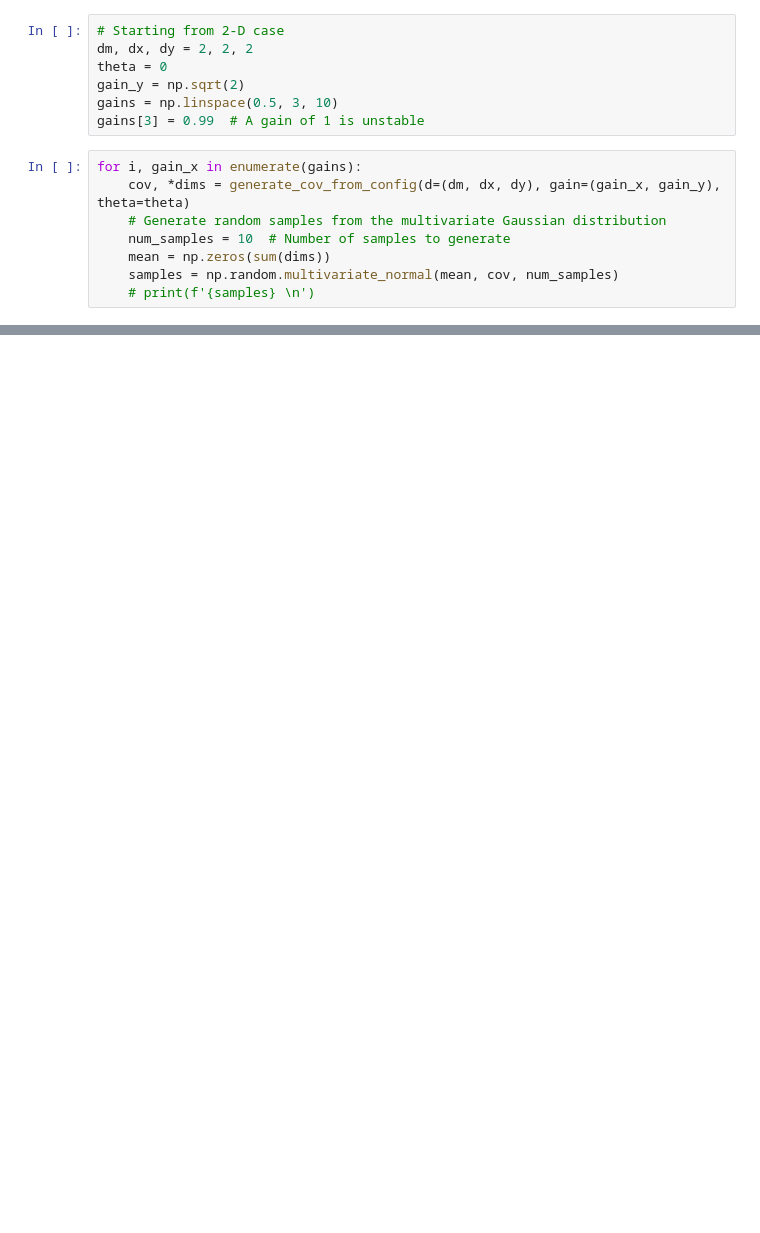
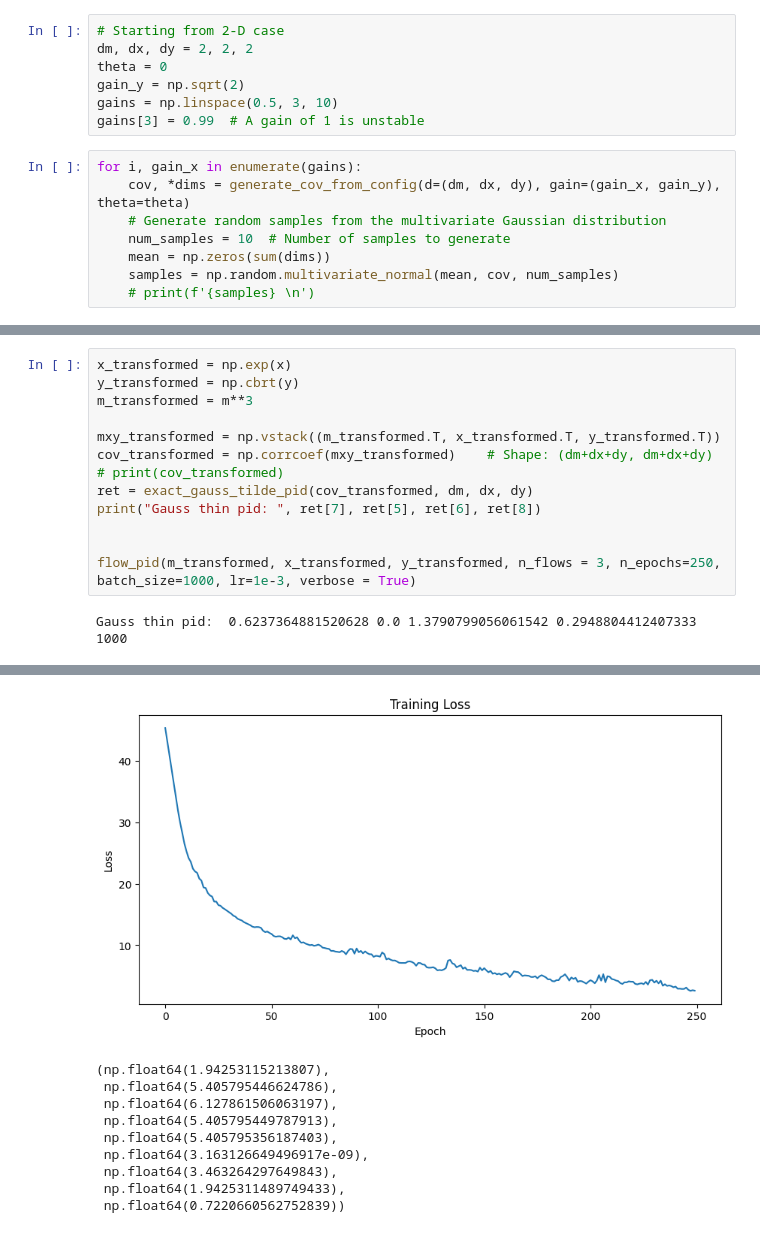
Before and after one commit to artemyk/flow-pid, a Jupyter notebook: examples/multi_dim_synthetic.ipynb, the cells around one changed output, grey strips where cells are left out. Saved outputs shown, nothing was run; the diff lists cells and outputs as text; blank space fills up the shorter version.

```diff
--- a/examples/multi_dim_synthetic.ipynb
+++ b/examples/multi_dim_synthetic.ipynb
@@ -104,0 +129,16 @@ print(ret[7], ret[5], ret[6], ret[8])
+# %%
+x_transformed = np.exp(x)
+y_transformed = np.cbrt(y)
+m_transformed = m**3
+
+mxy_transformed = np.vstack((m_transformed.T, x_transformed.T, y_transformed.T))
+cov_transformed = np.corrcoef(mxy_transformed)    # Shape: (dm+dx+dy, dm+dx+dy)
+# print(cov_transformed)
+ret = exact_gauss_tilde_pid(cov_transformed, dm, dx, dy)
+print("Gauss thin pid: ", ret[7], ret[5], ret[6], ret[8])
+
+
+flow_pid(m_transformed, x_transformed, y_transformed, n_flows = 3, n_epochs=250, batch_size=1000, lr=1e-3, verbose = True)
+# %% [output]
+Gauss thin pid:  0.6237364881520628 0.0 1.3790799056061542 0.2948804412407333
+1000
@@ -104,0 +155,10 @@ print(ret[7], ret[5], ret[6], ret[8])
+[figure, added]
+(np.float64(1.94253115213807),
+ np.float64(5.405795446624786),
+ np.float64(6.127861506063197),
+ np.float64(5.405795449787913),
+ np.float64(5.405795356187403),
+ np.float64(3.163126649496917e-09),
+ np.float64(3.463264297649843),
+ np.float64(1.9425311489749433),
+ np.float64(0.7220660562752839))
```
Also changed, not shown: parts of 5 cells of this notebook, 2 other files.
